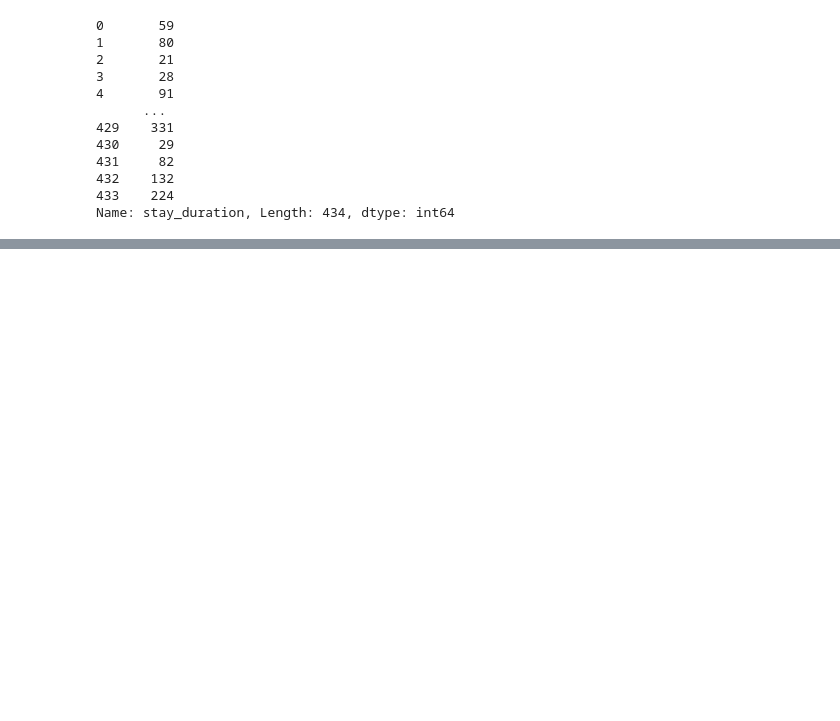
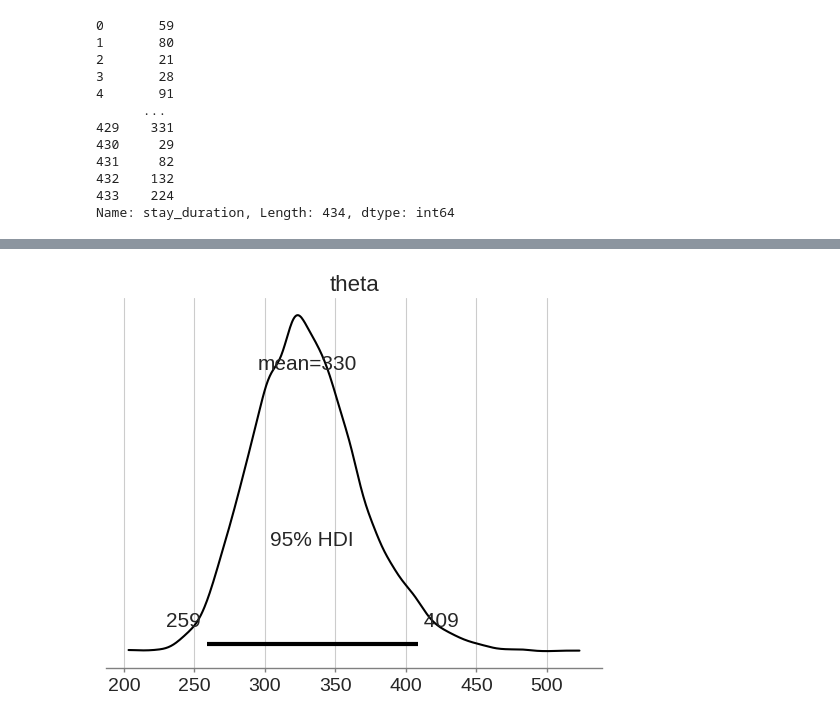
Before and after one commit to yuji-sgs/media-optimization, a Jupyter notebook: page_stay_time.ipynb, the cells around one changed output, grey strips where cells are left out. Cells and saved outputs as stored; diff of their text form; code cells hidden in the pictures; blank space fills up the shorter version.

```diff
--- a/page_stay_time.ipynb
+++ b/page_stay_time.ipynb
@@ -80,0 +146,6 @@ with model:
+# %%
+# 確率変数  𝜃  の事後分布
+with model:
+  pm.plot_posterior(trace, hdi_prob=0.95)
+# %% [output]
+[figure, added]
```
Also changed, not shown: parts of 17 cells of this notebook.
